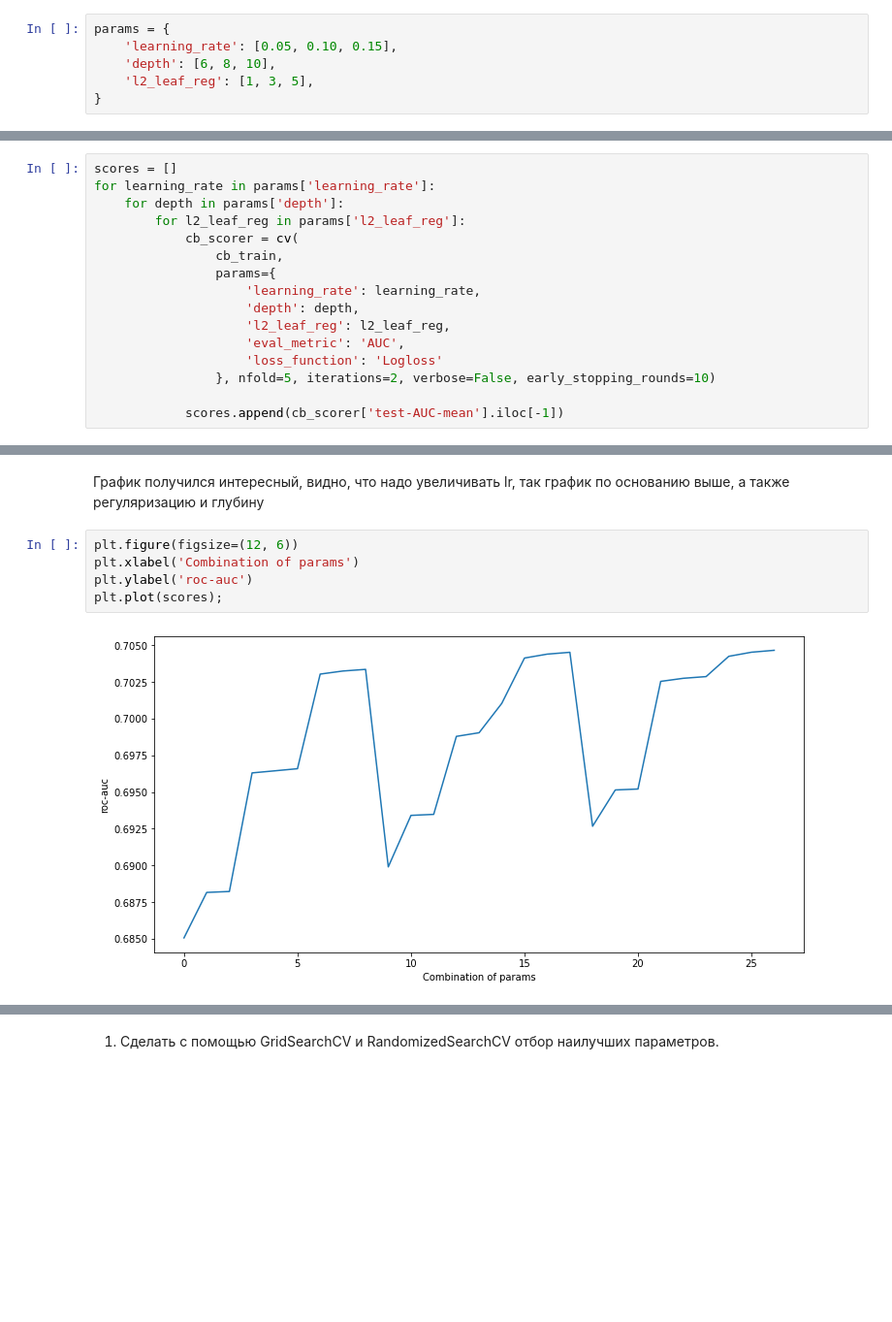
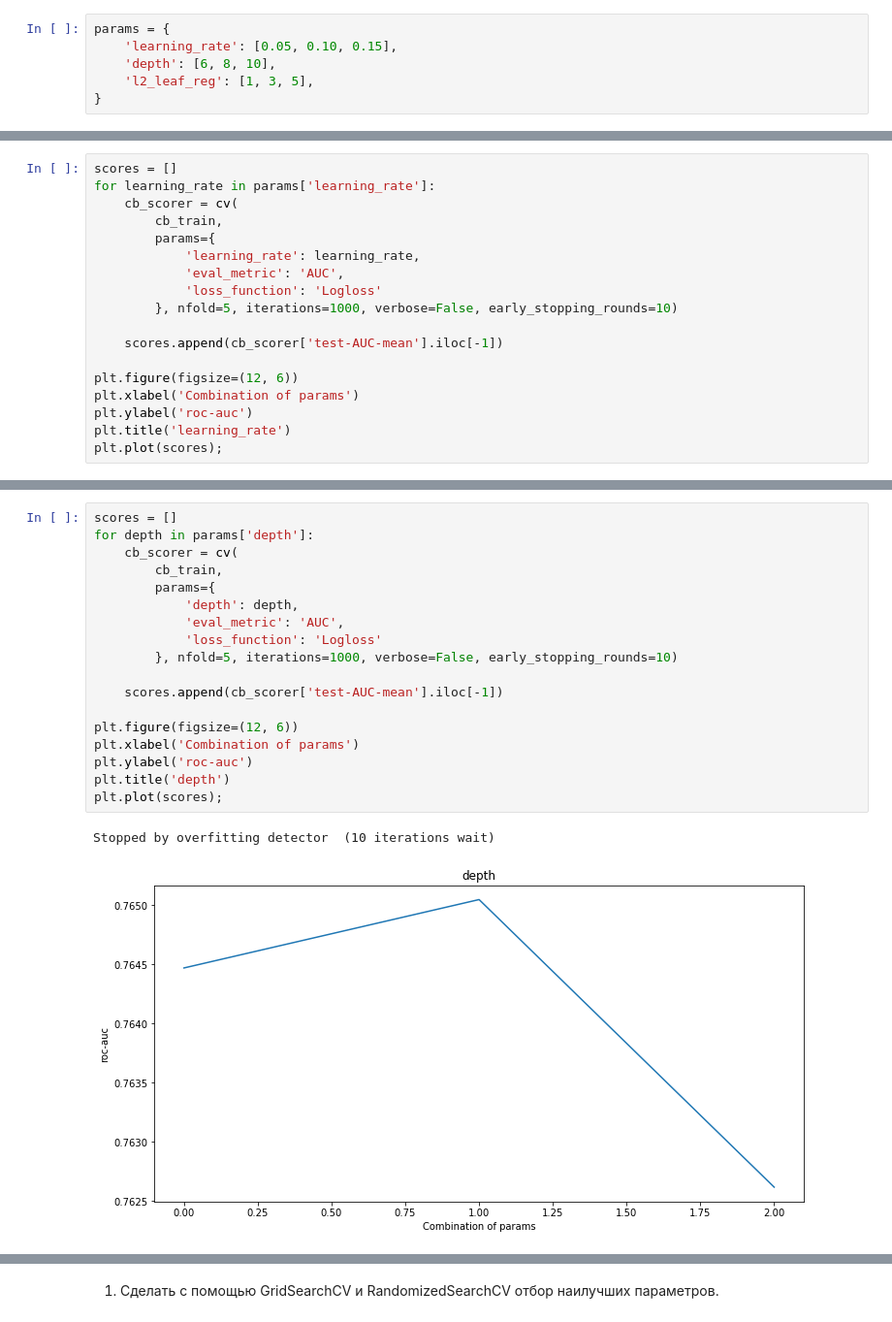
Before and after one commit to OrionChocoPie/machine-learning-mipt, a Jupyter notebook: 04 Home Credit Default Risk Gradient Boosting/GradientBoosting.ipynb, the cells around one changed output, grey strips where cells are left out. Shown at 97% size. Drawn from its saved outputs; the diff is of its cells as text; blank space fills up the shorter version.

Commit message:
04: change tuning parameters

```diff
--- a/04 Home Credit Default Risk Gradient Boosting/GradientBoosting.ipynb
+++ b/04 Home Credit Default Risk Gradient Boosting/GradientBoosting.ipynb
@@ -190,16 +192,18 @@ params = {
 # %%
 scores = []
 for learning_rate in params['learning_rate']:
-    for depth in params['depth']:
-        for l2_leaf_reg in params['l2_leaf_reg']:
-            cb_scorer = cv(
-                cb_train,
-                params={
-                    'learning_rate': learning_rate,
-                    'depth': depth,
-                    'l2_leaf_reg': l2_leaf_reg,
-                    'eval_metric': 'AUC',
-                    'loss_function': 'Logloss'
-                }, nfold=5, iterations=2, verbose=False, early_stopping_rounds=10)
+    cb_scorer = cv(
+        cb_train,
+        params={
+            'learning_rate': learning_rate,
+            'eval_metric': 'AUC',
+            'loss_function': 'Logloss'
+        }, nfold=5, iterations=1000, verbose=False, early_stopping_rounds=10)
 
-            scores.append(cb_scorer['test-AUC-mean'].iloc[-1])
+    scores.append(cb_scorer['test-AUC-mean'].iloc[-1])
+
+plt.figure(figsize=(12, 6))
+plt.xlabel('Combination of params')
+plt.ylabel('roc-auc')
+plt.title('learning_rate')
+plt.plot(scores);
@@ -206,9 +215,21 @@ for learning_rate in params['learning_rate']:
-# %% [markdown]
-График получился интересный, видно, что надо увеличивать lr, так график по основанию выше, а также регуляризацию и глубину
 # %%
+scores = []
+for depth in params['depth']:
+    cb_scorer = cv(
+        cb_train,
+        params={
+            'depth': depth,
+            'eval_metric': 'AUC',
+            'loss_function': 'Logloss'
+        }, nfold=5, iterations=1000, verbose=False, early_stopping_rounds=10)
+
+    scores.append(cb_scorer['test-AUC-mean'].iloc[-1])
+
 plt.figure(figsize=(12, 6))
 plt.xlabel('Combination of params')
 plt.ylabel('roc-auc')
+plt.title('depth')
 plt.plot(scores);
 # %% [output]
+Stopped by overfitting detector  (10 iterations wait)
-[figure, old version]
+[figure, new version]
```
Also changed, not shown: parts of 5 cells of this notebook.
